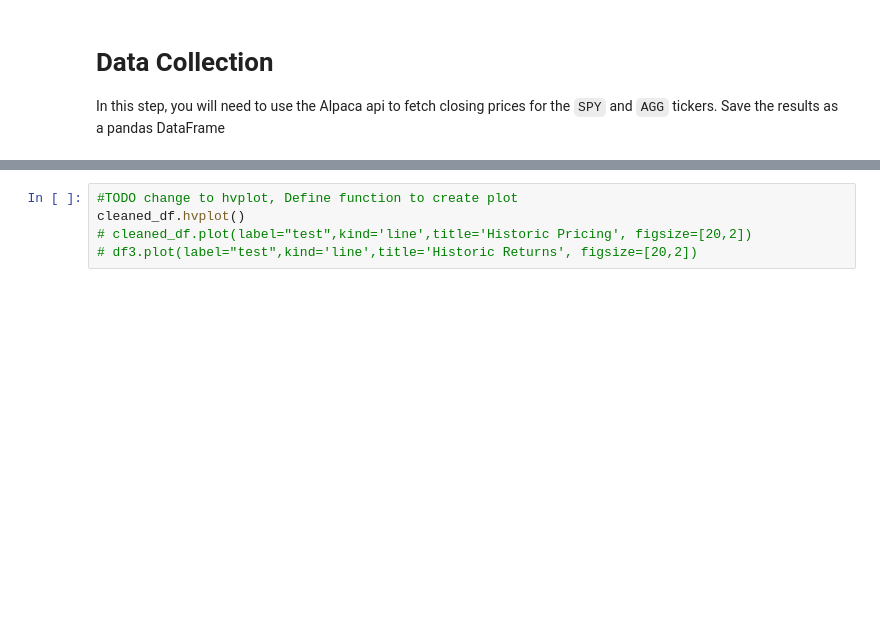
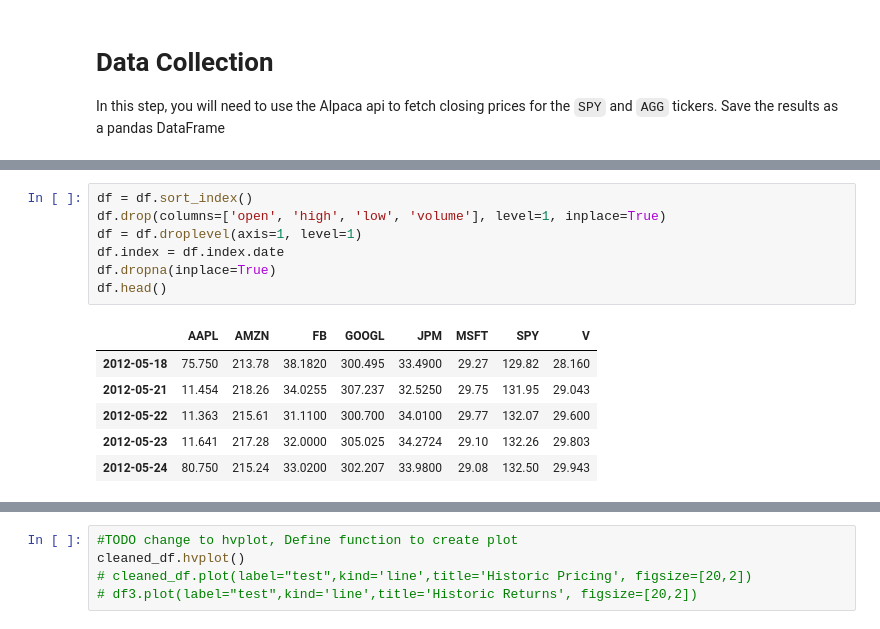
Before and after one commit to blueprint99/Fintech_Bcamp_Project1, a Jupyter notebook: project1.ipynb, the cells around one changed output, grey strips where cells are left out. Saved outputs shown, nothing was run; the diff lists cells and outputs as text; blank space fills up the shorter version.

```diff
--- a/project1.ipynb
+++ b/project1.ipynb
@@ -134,3 +137,17 @@ df#.tail()
+# %%
+df = df.sort_index()
+df.drop(columns=['open', 'high', 'low', 'volume'], level=1, inplace=True)
+df = df.droplevel(axis=1, level=1)
+df.index = df.index.date
+df.dropna(inplace=True)
+df.head()
+# %% [output]
+|  | AAPL | AMZN | FB | GOOGL | JPM | MSFT | SPY | V |
+| 2012-05-18 | 75.750 | 213.78 | 38.1820 | 300.495 | 33.4900 | 29.27 | 129.82 | 28.160 |
+| 2012-05-21 | 11.454 | 218.26 | 34.0255 | 307.237 | 32.5250 | 29.75 | 131.95 | 29.043 |
+| 2012-05-22 | 11.363 | 215.61 | 31.1100 | 300.700 | 34.0100 | 29.77 | 132.07 | 29.600 |
+| 2012-05-23 | 11.641 | 217.28 | 32.0000 | 305.025 | 34.2724 | 29.10 | 132.26 | 29.803 |
+| 2012-05-24 | 80.750 | 215.24 | 33.0200 | 302.207 | 33.9800 | 29.08 | 132.50 | 29.943 |
 # %%
 ##TODO drop level is not working, need to sink header from list of tickers compared to the order of socks received. headers incorrect name
 
```
Also changed, not shown: parts of 12 cells of this notebook.
